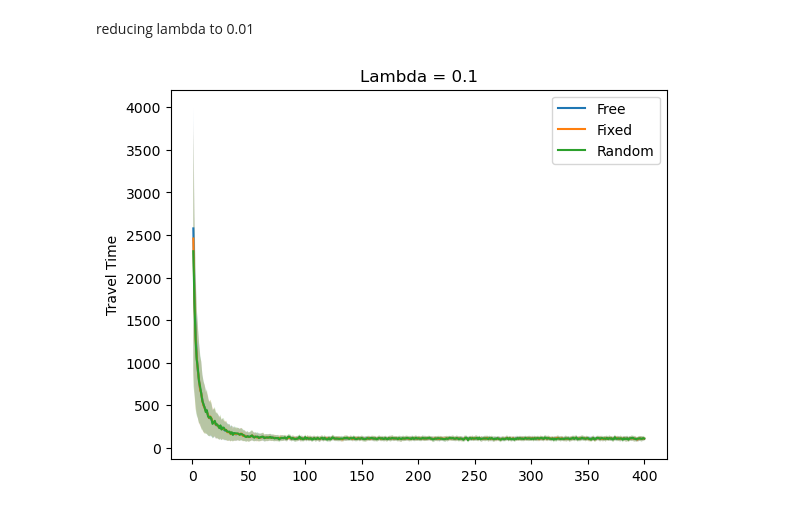
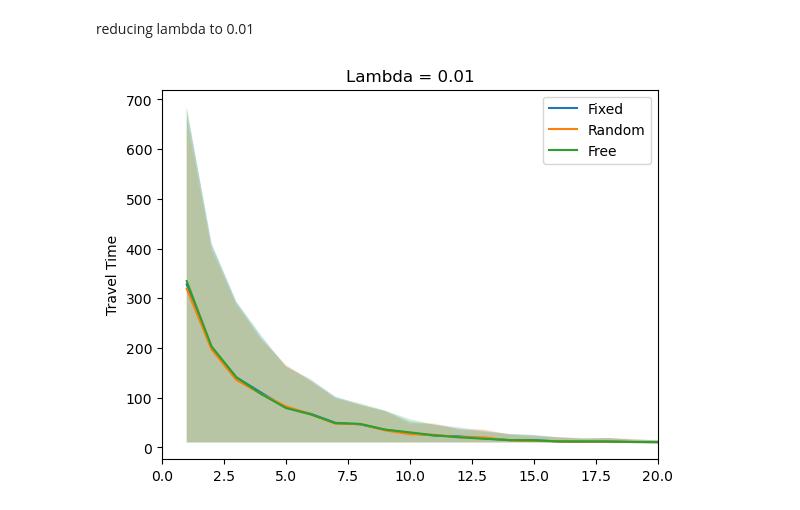
Before and after one commit to behradkoohy/toll_roads, a Jupyter notebook: AnalyseCapacityRuns.ipynb, the cells around one changed output. Drawn from its saved outputs; the diff is of its cells as text; code cells hidden in the pictures.

```diff
--- a/AnalyseCapacityRuns.ipynb
+++ b/AnalyseCapacityRuns.ipynb
@@ -24,7 +4,8 @@ travel_times
 # %% [markdown]
 ## Travel Time
 # %%
-con = sqlite3.connect('results0point1lambda.db')
+# con = sqlite3.connect('results0point1lambda.db')
+con = sqlite3.connect('results.db')
 cur = con.cursor()
 cur.execute("SELECT AGENT, CAPACITY, MIN, Q1, MEDIAN, MEAN, Q3, MAX from capacity_runs_tratime")
 travel_times = cur.fetchall()
@@ -44,11 +25,13 @@ for c, agent in zip(colours, agents):
     maxs = [x[7] for x in results_tts]
 
     plt.plot(x_axis, avgs, label=agent)
+    # plt.fill_between(x_axis, upqs, lwqs, alpha=0.2)
     plt.fill_between(x_axis, lwqs, upqs, alpha=0.2)
 
 plt.title("Lambda = 0.1")
 plt.ylabel("Travel Time")
 plt.legend()
-# plt.ylim(100,150)
+# plt.ylim(9.999,10.001)
+plt.xlim(0,20)
 plt.show()
 # %% [output]
@@ -67,7 +50,7 @@ for c, agent in zip(colours, agents):
     maxs = [x[7] for x in results_tts]
 
     plt.plot(x_axis, avgs, label=agent)
-    plt.fill_between(x_axis, lwqs, upqs, alpha=0.2)
+    plt.fill_between(x_axis, maxs, mins, alpha=0.2)
 plt
 plt.legend()
 # plt.ylim(500,1000)
@@ -79,29 +62,30 @@ reducing lambda to 0.01
 # %%
 con = sqlite3.connect('results0point01lambda.db')
 cur = con.cursor()
 cur.execute("SELECT AGENT, CAPACITY, MIN, Q1, MEDIAN, MEAN, Q3, MAX from capacity_runs_tratime")
 travel_times = cur.fetchall()
 cur.execute("SELECT AGENT, CAPACITY, MIN, Q1, MEDIAN, MEAN, Q3, MAX from capacity_runs_vottime")
 vot_times = cur.fetchall()
 agents = list(set([x[0] for x in travel_times]))
 colours = ['#CC4F1B', '#1B2ACC', '#3F7F4C']
 for c, agent in zip(colours, agents):
     results_tts = [x for x in travel_times if x[0] == agent]
     x_axis = [x[1] for x in results_tts]
     mins = [x[2] for x in results_tts]
     lwqs = [x[3] for x in results_tts]
     meds = [x[4] for x in results_tts]
     avgs = [x[5] for x in results_tts]
     upqs = [x[6] for x in results_tts]
     maxs = [x[7] for x in results_tts]
 
     plt.plot(x_axis, avgs, label=agent)
-    plt.fill_between(x_axis, lwqs, upqs, alpha=0.2)
+    plt.fill_between(x_axis, mins, maxs, alpha=0.2)
 
-plt.title("Lambda = 0.1")
+plt.title("Lambda = 0.01")
 plt.ylabel("Travel Time")
 plt.legend()
+plt.xlim(0,20)
 # plt.ylim(100,150)
 plt.show()
 # %% [output]
-[figure, old version]
+[figure, new version]
```
Also changed, not shown: parts of 5 cells of this notebook, 13 other files.
